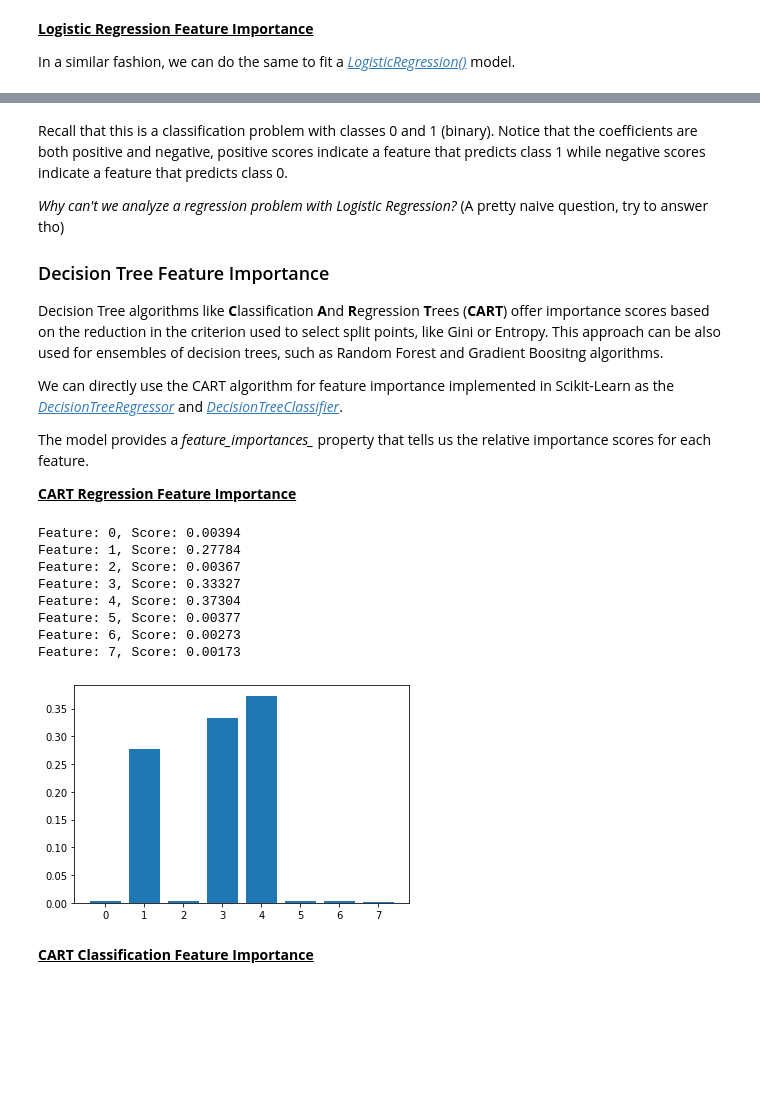
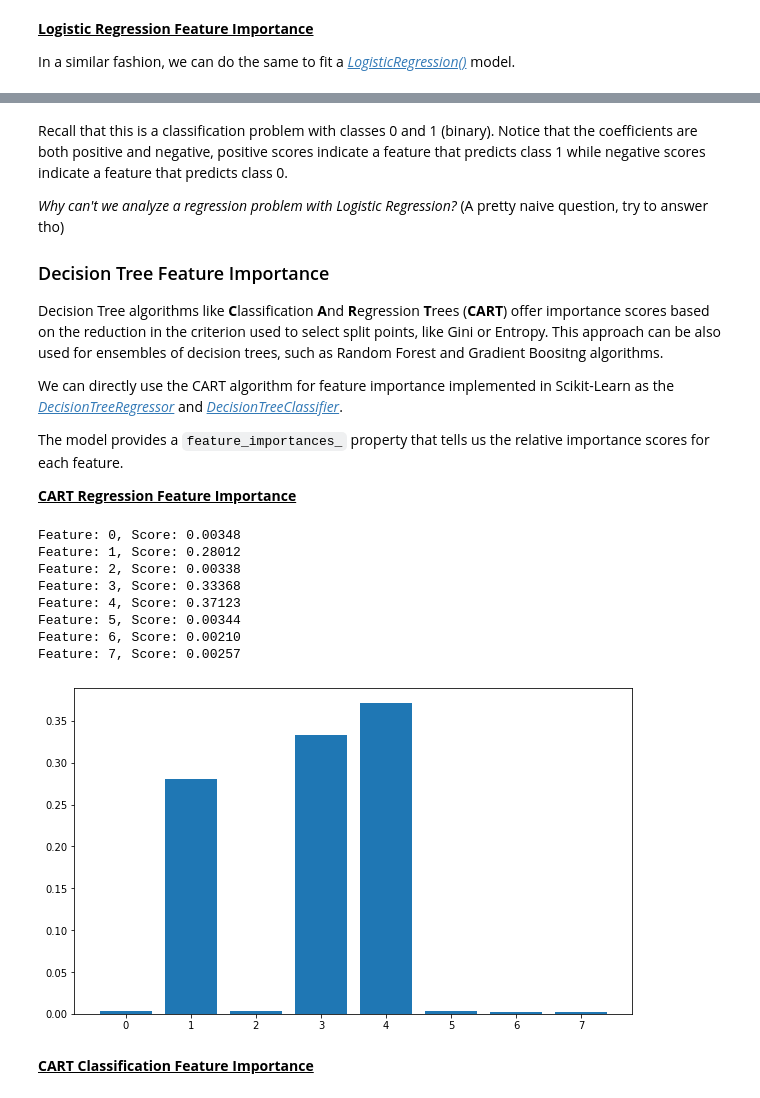
Before and after one commit to MachineLearningJournalClub/HowToTackleAMLCompetition, a Jupyter notebook: HowToTackleAMLCompetition/Lecture1|FeatureProcessing.ipynb, the cells around one changed output, grey strips where cells are left out. Cells and saved outputs as stored; diff of their text form; code cells hidden in the pictures; blank space fills up the shorter version.

```diff
--- a/HowToTackleAMLCompetition/Lecture1|FeatureProcessing.ipynb
+++ b/HowToTackleAMLCompetition/Lecture1|FeatureProcessing.ipynb
@@ -546,35 +545,35 @@ Decision Tree algorithms like **C**lassification **A**nd **R**egression **T**ree
 
 We can directly use the CART algorithm for feature importance implemented in Scikit-Learn as the [*DecisionTreeRegressor*](https://scikit-learn.org/stable/modules/generated/sklearn.tree.DecisionTreeRegressor.html) and [*DecisionTreeClassifier*](https://scikit-learn.org/stable/modules/generated/sklearn.tree.DecisionTreeClassifier.html).
 
-The model provides a *feature_importances_* property that tells us the relative importance scores for each feature.
+The model provides a ``feature_importances_``
+ property that tells us the relative importance scores for each feature.
 
 **<ins>CART Regression Feature Importance</ins>**
 # %%
-# decision tree for feature importance on a regression problem
 from sklearn.tree import DecisionTreeRegressor
-from matplotlib import pyplot as plt
-# define the model
+
 model = DecisionTreeRegressor()
-# fit the model
 model.fit(X_reg, y_reg)
-# get importance
+
 importance = model.feature_importances_
-# summarize feature importance
+
 for i,v in enumerate(importance):
-	print('Feature: %0d, Score: %.5f' % (i,v))
-# plot feature importance
+	print("Feature: %0d, Score: %.5f" %(i,v))
+
+
+plt.figure(figsize = (10,6))
 plt.bar([x for x in range(len(importance))], importance)
 plt.show()
 # %% [output]
-Feature: 0, Score: 0.00394
-Feature: 1, Score: 0.27784
-Feature: 2, Score: 0.00367
-Feature: 3, Score: 0.33327
-Feature: 4, Score: 0.37304
-Feature: 5, Score: 0.00377
-Feature: 6, Score: 0.00273
-Feature: 7, Score: 0.00173
+Feature: 0, Score: 0.00348
+Feature: 1, Score: 0.28012
+Feature: 2, Score: 0.00338
+Feature: 3, Score: 0.33368
+Feature: 4, Score: 0.37123
+Feature: 5, Score: 0.00344
+Feature: 6, Score: 0.00210
+Feature: 7, Score: 0.00257
-[figure, old version]
+[figure, new version]
 # %% [markdown]
 
 **<ins>CART Classification Feature Importance</ins>**
```
Also changed, not shown: parts of 57 cells of this notebook.
